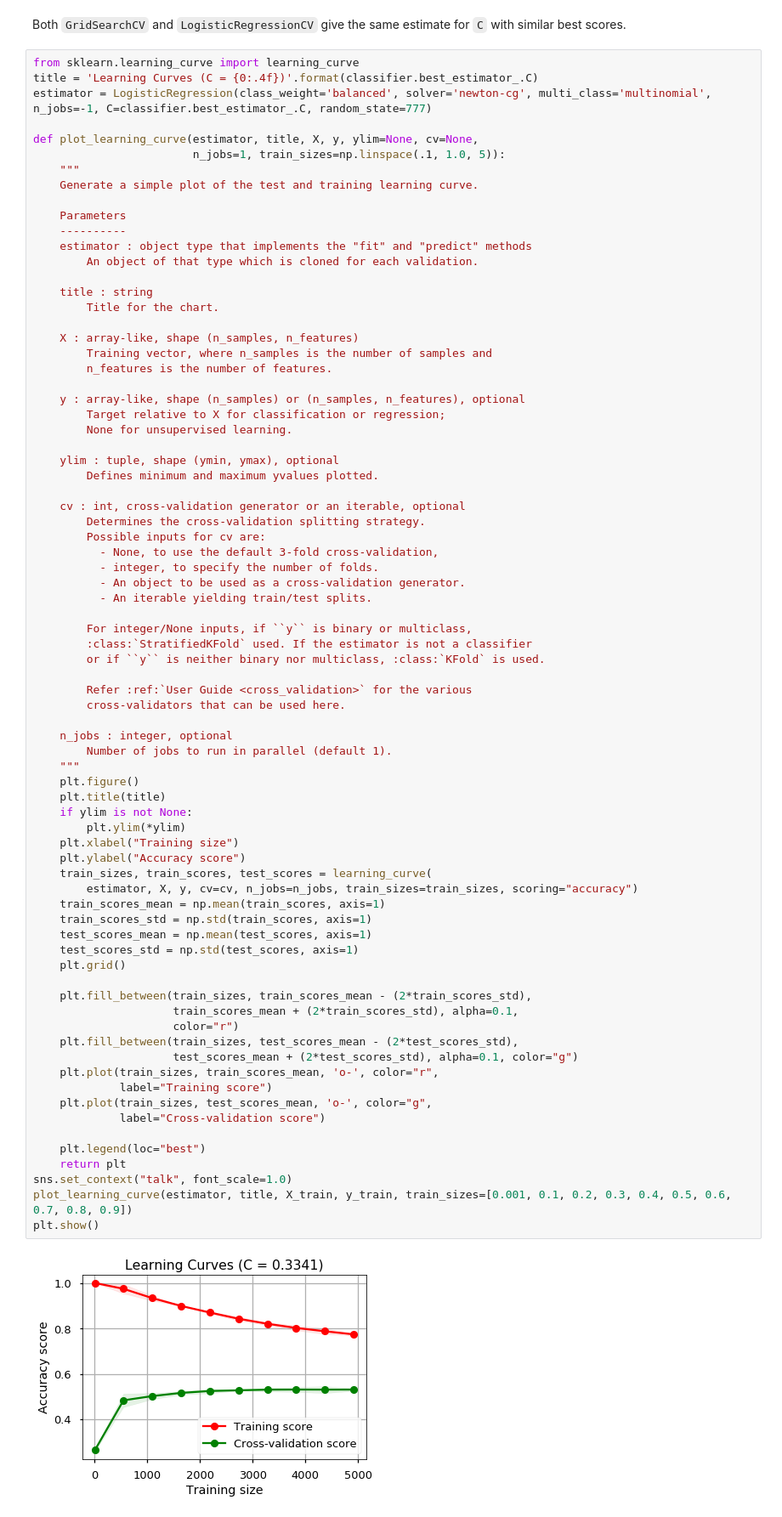
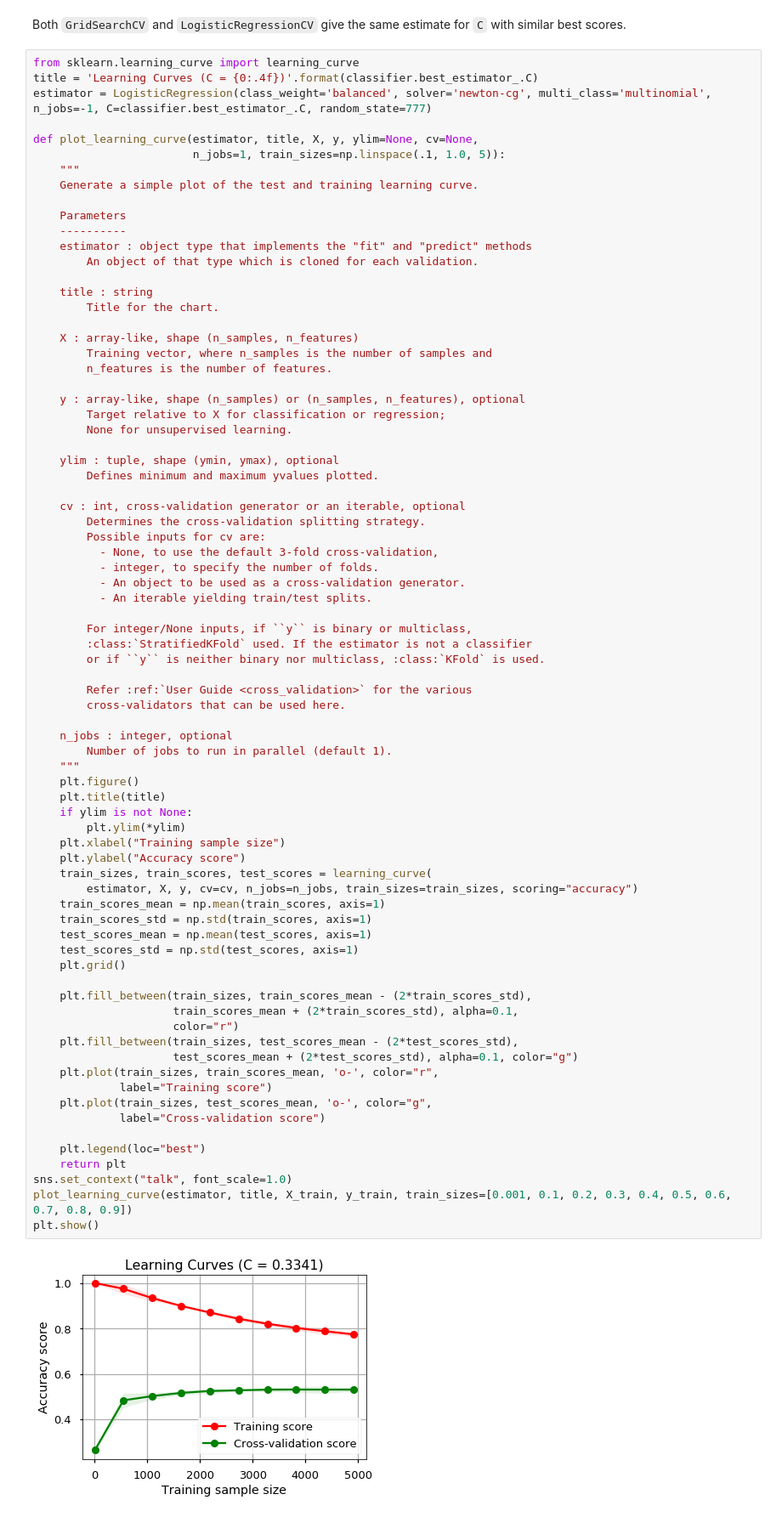
Before and after one commit to sameerank/book-description-nlp, a Jupyter notebook: Training testing split analysis.ipynb, the cells around one changed output. Shown at 85% size. Cells and saved outputs as stored; diff of their text form.

```diff
--- a/Training testing split analysis.ipynb
+++ b/Training testing split analysis.ipynb
@@ -224,35 +224,35 @@ def plot_learning_curve(estimator, title, X, y, ylim=None, cv=None,
     """
     plt.figure()
     plt.title(title)
     if ylim is not None:
         plt.ylim(*ylim)
-    plt.xlabel("Training size")
+    plt.xlabel("Training sample size")
     plt.ylabel("Accuracy score")
     train_sizes, train_scores, test_scores = learning_curve(
         estimator, X, y, cv=cv, n_jobs=n_jobs, train_sizes=train_sizes, scoring="accuracy")
     train_scores_mean = np.mean(train_scores, axis=1)
     train_scores_std = np.std(train_scores, axis=1)
     test_scores_mean = np.mean(test_scores, axis=1)
     test_scores_std = np.std(test_scores, axis=1)
     plt.grid()
 
     plt.fill_between(train_sizes, train_scores_mean - (2*train_scores_std),
                      train_scores_mean + (2*train_scores_std), alpha=0.1,
                      color="r")
     plt.fill_between(train_sizes, test_scores_mean - (2*test_scores_std),
                      test_scores_mean + (2*test_scores_std), alpha=0.1, color="g")
     plt.plot(train_sizes, train_scores_mean, 'o-', color="r",
              label="Training score")
     plt.plot(train_sizes, test_scores_mean, 'o-', color="g",
              label="Cross-validation score")
 
     plt.legend(loc="best")
     return plt
 sns.set_context("talk", font_scale=1.0)
 plot_learning_curve(estimator, title, X_train, y_train, train_sizes=[0.001, 0.1, 0.2, 0.3, 0.4, 0.5, 0.6, 0.7, 0.8, 0.9])
 plt.show()
 # %% [output]
-[figure, old version]
+[figure, new version]
 # %%
 from sklearn.model_selection import validation_curve
 
```
Also changed, not shown: parts of 1 cell of this notebook, 1 other file.
